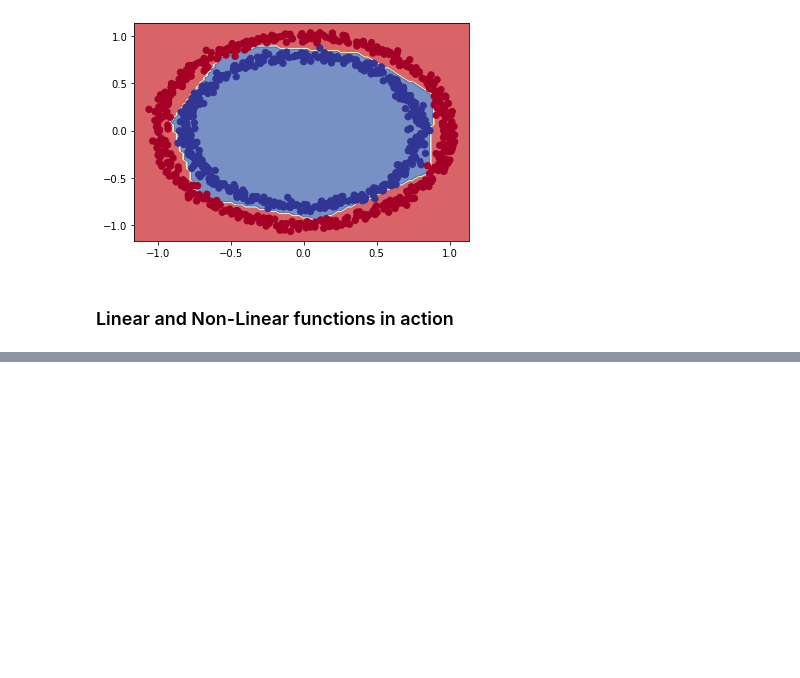
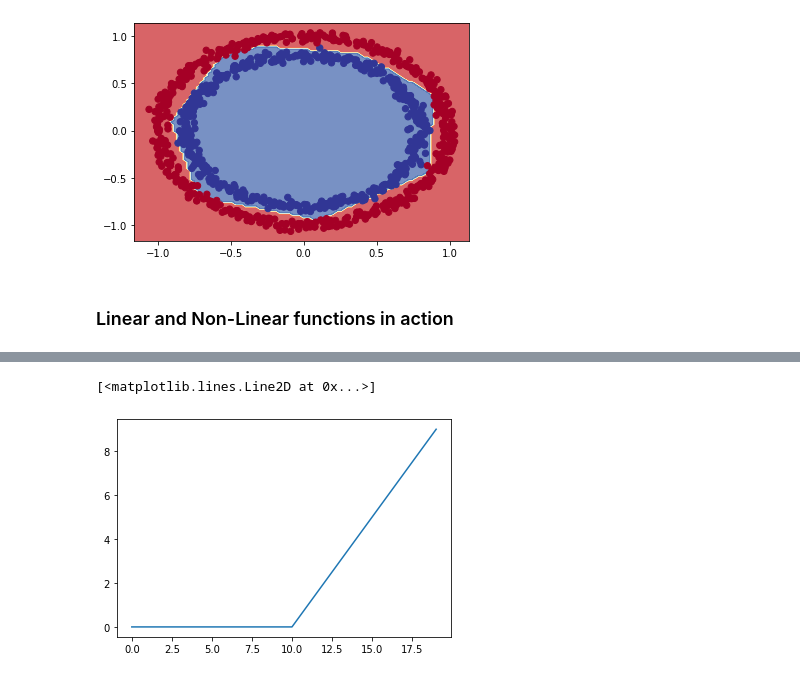
Before and after one commit to VinoJose/Tensorflow, a Jupyter notebook: 02_neural_network_classification_in_tensorflow.ipynb, the cells around one changed output, grey strips where cells are left out. Cells and saved outputs as stored; diff of their text form; code cells hidden in the pictures; blank space fills up the shorter version.

```diff
--- a/02_neural_network_classification_in_tensorflow.ipynb
+++ b/02_neural_network_classification_in_tensorflow.ipynb
@@ -357,0 +405,5 @@ doing binary classifcation...
+# %%
+plt.plot(relu(A))
+# %% [output]
+[<matplotlib.lines.Line2D at 0x...>]
+[figure, added]
```
Also changed, not shown: parts of 6 cells of this notebook.
